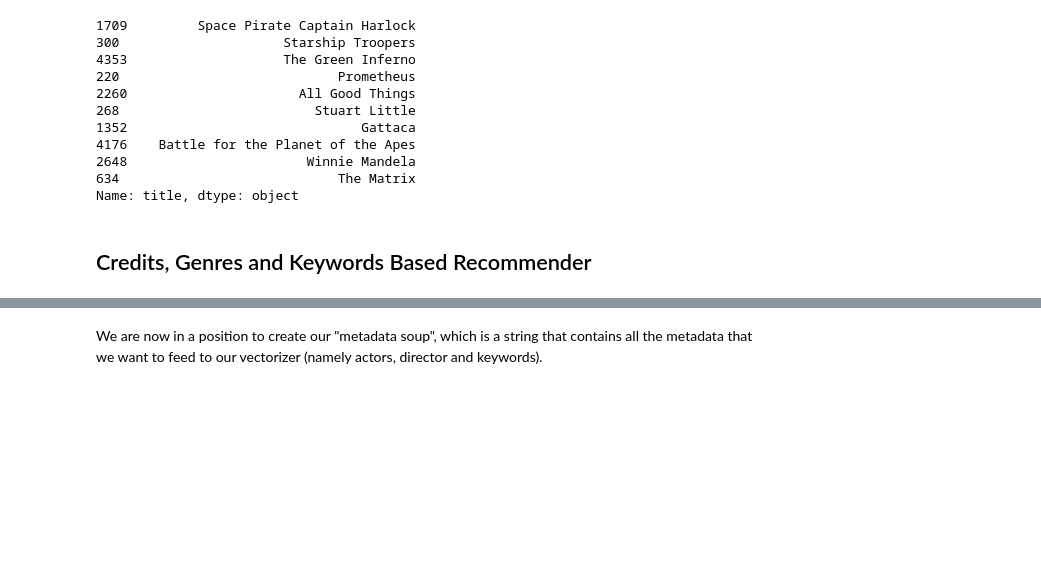
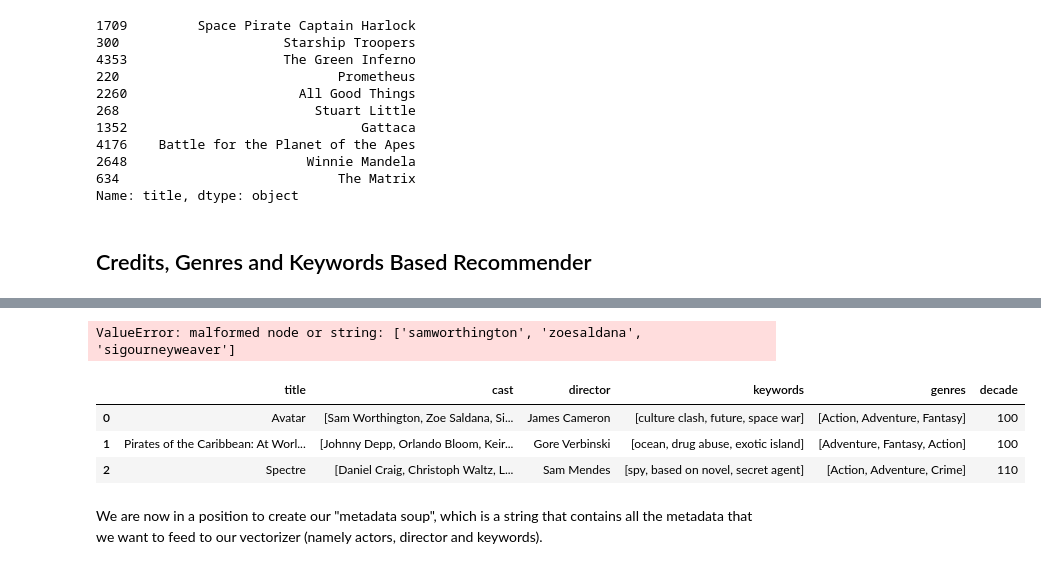
Before and after one commit to tedyyan/MUMMachineLearning, a Jupyter notebook: secondProject/ContentBasedFilteringRecommandation.ipynb, the cells around one changed output, grey strips where cells are left out. Saved outputs shown, nothing was run; the diff lists cells and outputs as text; code cells hidden in the pictures; blank space fills up the shorter version.

Commit message:
add decade

```diff
--- a/secondProject/ContentBasedFilteringRecommandation.ipynb
+++ b/secondProject/ContentBasedFilteringRecommandation.ipynb
@@ -130,2 +132,5 @@ It goes without saying that the quality of our recommender would be increased wi
 
 From the cast, crew and keywords features, we need to extract the three most important actors, the director and the keywords associated with that movie. Right now, our data is present in the form of "stringified" lists , we need to convert it into a safe and usable structure
+# %%
+df2['decade'] = pd.to_datetime(df2['release_date']).apply(lambda x: int(((np.nan_to_num(x.year)-1900)//10)*10))
+df2['decade']
@@ -132,10 +155,11 @@ From the cast, crew and keywords features, we need to extract the three most imp
 # %%
 # Parse the stringified features into their corresponding python objects
 from ast import literal_eval
-
 features = ['cast', 'crew', 'keywords', 'genres']
 for feature in features:
     df2[feature] = df2[feature].apply(literal_eval)
+# %% [output]
+ValueError: malformed node or string: ['samworthington', 'zoesaldana', 'sigourneyweaver']
 # %%
 # Get the director's name from the crew feature. If director is not listed, return NaN
 def get_director(x):
@@ -164,7 +188,12 @@ for feature in features:
     df2[feature] = df2[feature].apply(get_list)
 # %%
 # Print the new features of the first 3 films
-df2[['title', 'cast', 'director', 'keywords', 'genres']].head(3)
+df2[['title', 'cast', 'director', 'keywords', 'genres', 'decade']].head(3)
+# %% [output]
+|  | title | cast | director | keywords | genres | decade |
+| 0 | Avatar | [Sam Worthington, Zoe Saldana, Si... | James Cameron | [culture clash, future, space war] | [Action, Adventure, Fantasy] | 100 |
+| 1 | Pirates of the Caribbean: At Worl... | [Johnny Depp, Orlando Bloom, Keir... | Gore Verbinski | [ocean, drug abuse, exotic island] | [Adventure, Fantasy, Action] | 100 |
+| 2 | Spectre | [Daniel Craig, Christoph Waltz, L... | Sam Mendes | [spy, based on novel, secret agent] | [Action, Adventure, Crime] | 110 |
 # %%
 # Function to convert all strings to lower case and strip names of spaces
 def clean_data(x):
```
Also changed, not shown: parts of 6 cells of this notebook.
